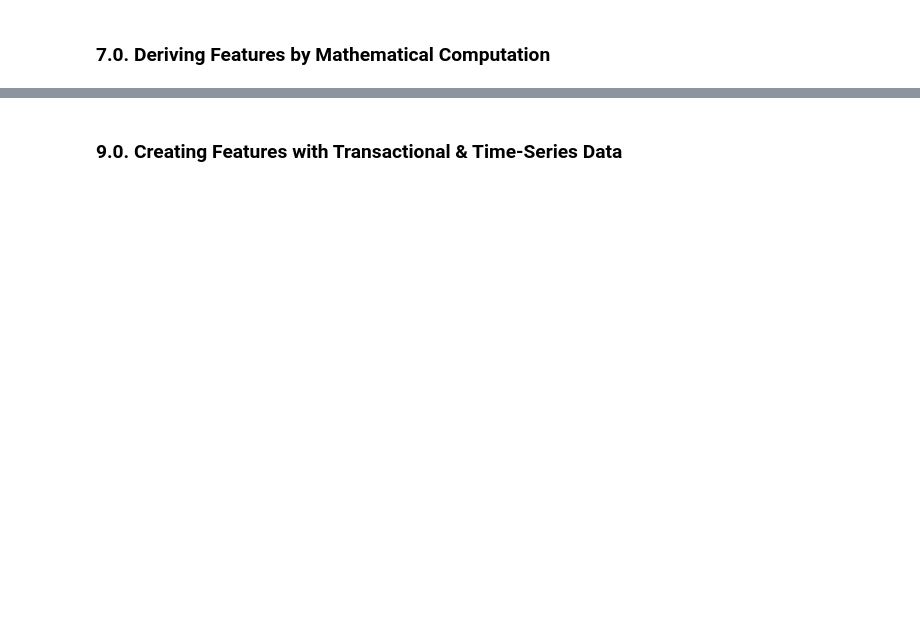
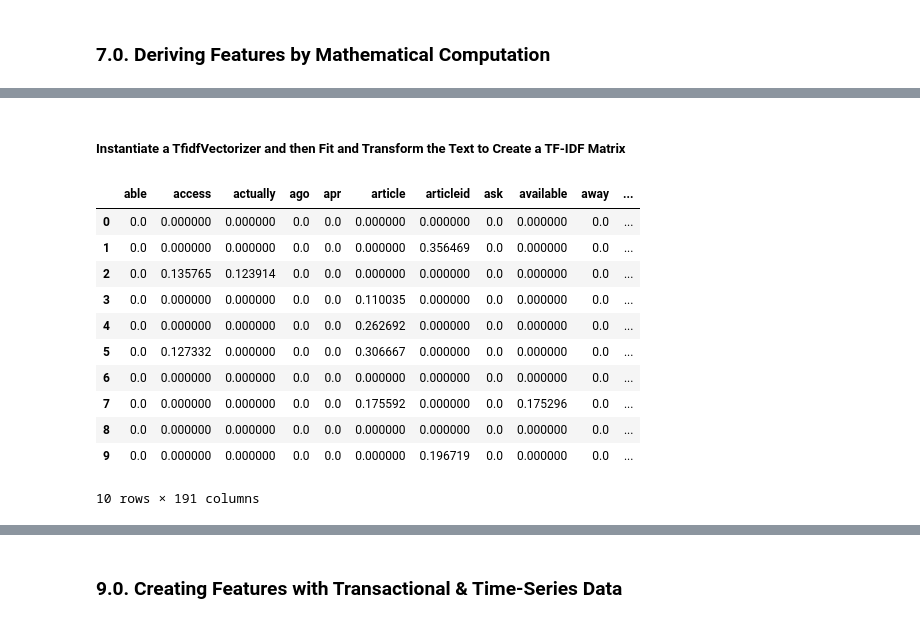
Before and after one commit to jtupitza-msft/edsp-mentoring-program, a Jupyter notebook: 04-Feature-Engineering.ipynb, the cells around one changed output, grey strips where cells are left out. Drawn from its saved outputs; the diff is of its cells as text; code cells hidden in the pictures; blank space fills up the shorter version.

```diff
--- a/04-Feature-Engineering.ipynb
+++ b/04-Feature-Engineering.ipynb
@@ -1876,0 +2095,6 @@ Feature engineering in this domain is accommplished via **Natural Language Proce
+# %%
+data = fetch_20newsgroups(subset='train')
+df_text = pd.DataFrame(data.data, columns=['text'])
+
+df_text['text'] = df_text['text'].str.replace('[^\w\s]', '').str.replace('\d+', '')
+df_text.head()
@@ -1876,0 +2108,22 @@ Feature engineering in this domain is accommplished via **Natural Language Proce
+# %% [markdown]
+##### Instantiate a TfidfVectorizer and then Fit and Transform the Text to Create a TF-IDF Matrix
+# %%
+tfidf_vectorizer = TfidfVectorizer(lowercase=True, stop_words='english', ngram_range=(1,1), min_df=0.05)
+tfidf_vectorizer.fit(df_text.text)
+X = tfidf_vectorizer.transform(df_text.text)
+
+tfidf = pd.DataFrame(X.toarray(), columns = tfidf_vectorizer.get_feature_names())
+tfidf.head(10)
+# %% [output]
+|  | able | access | actually | ago | apr | article | articleid | ask | available | away | ... |
+| 0 | 0.0 | 0.000000 | 0.000000 | 0.0 | 0.0 | 0.000000 | 0.000000 | 0.0 | 0.000000 | 0.0 | ... |
+| 1 | 0.0 | 0.000000 | 0.000000 | 0.0 | 0.0 | 0.000000 | 0.356469 | 0.0 | 0.000000 | 0.0 | ... |
+| 2 | 0.0 | 0.135765 | 0.123914 | 0.0 | 0.0 | 0.000000 | 0.000000 | 0.0 | 0.000000 | 0.0 | ... |
+| 3 | 0.0 | 0.000000 | 0.000000 | 0.0 | 0.0 | 0.110035 | 0.000000 | 0.0 | 0.000000 | 0.0 | ... |
+| 4 | 0.0 | 0.000000 | 0.000000 | 0.0 | 0.0 | 0.262692 | 0.000000 | 0.0 | 0.000000 | 0.0 | ... |
+| 5 | 0.0 | 0.127332 | 0.000000 | 0.0 | 0.0 | 0.306667 | 0.000000 | 0.0 | 0.000000 | 0.0 | ... |
+| 6 | 0.0 | 0.000000 | 0.000000 | 0.0 | 0.0 | 0.000000 | 0.000000 | 0.0 | 0.000000 | 0.0 | ... |
+| 7 | 0.0 | 0.000000 | 0.000000 | 0.0 | 0.0 | 0.175592 | 0.000000 | 0.0 | 0.175296 | 0.0 | ... |
+| 8 | 0.0 | 0.000000 | 0.000000 | 0.0 | 0.0 | 0.000000 | 0.000000 | 0.0 | 0.000000 | 0.0 | ... |
+| 9 | 0.0 | 0.000000 | 0.000000 | 0.0 | 0.0 | 0.000000 | 0.196719 | 0.0 | 0.000000 | 0.0 | ... |
+10 rows × 191 columns
```
Also changed, not shown: parts of 172 cells of this notebook.
